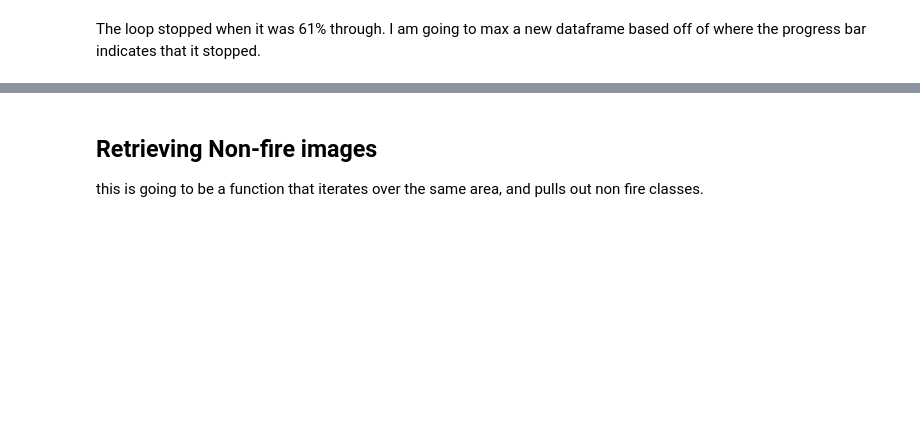
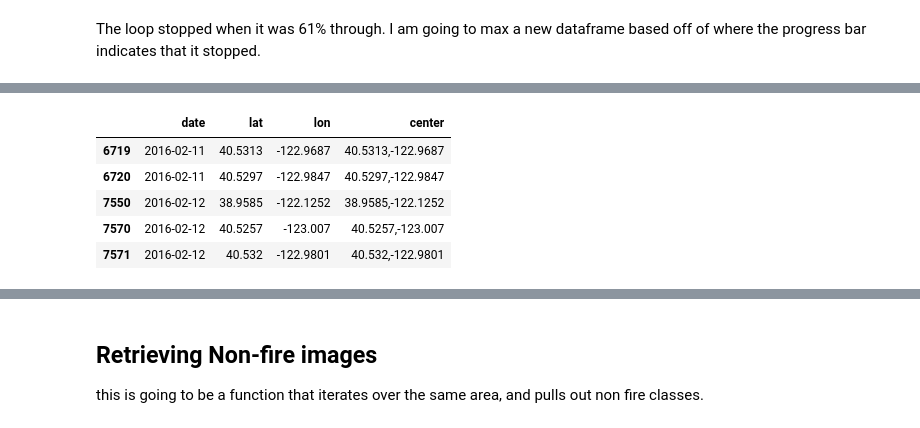
Before and after one commit to ptanner925/wildfire_capstone, a Jupyter notebook: Notebooks/satelitte_data_retrieval.ipynb, the cells around one changed output, grey strips where cells are left out. Cells and saved outputs as stored; diff of their text form; code cells hidden in the pictures; blank space fills up the shorter version.

```diff
--- a/Notebooks/satelitte_data_retrieval.ipynb
+++ b/Notebooks/satelitte_data_retrieval.ipynb
@@ -332,0 +329,9 @@ TypeError: 'generator' object is not subscriptable
+# %%
+df_fire_initial.head()
+# %% [output]
+|  | date | lat | lon | center |
+| 6719 | 2016-02-11 | 40.5313 | -122.9687 | 40.5313,-122.9687 |
+| 6720 | 2016-02-11 | 40.5297 | -122.9847 | 40.5297,-122.9847 |
+| 7550 | 2016-02-12 | 38.9585 | -122.1252 | 38.9585,-122.1252 |
+| 7570 | 2016-02-12 | 40.5257 | -123.007 | 40.5257,-123.007 |
+| 7571 | 2016-02-12 | 40.532 | -122.9801 | 40.532,-122.9801 |
```
Also changed, not shown: parts of 7 cells of this notebook.
